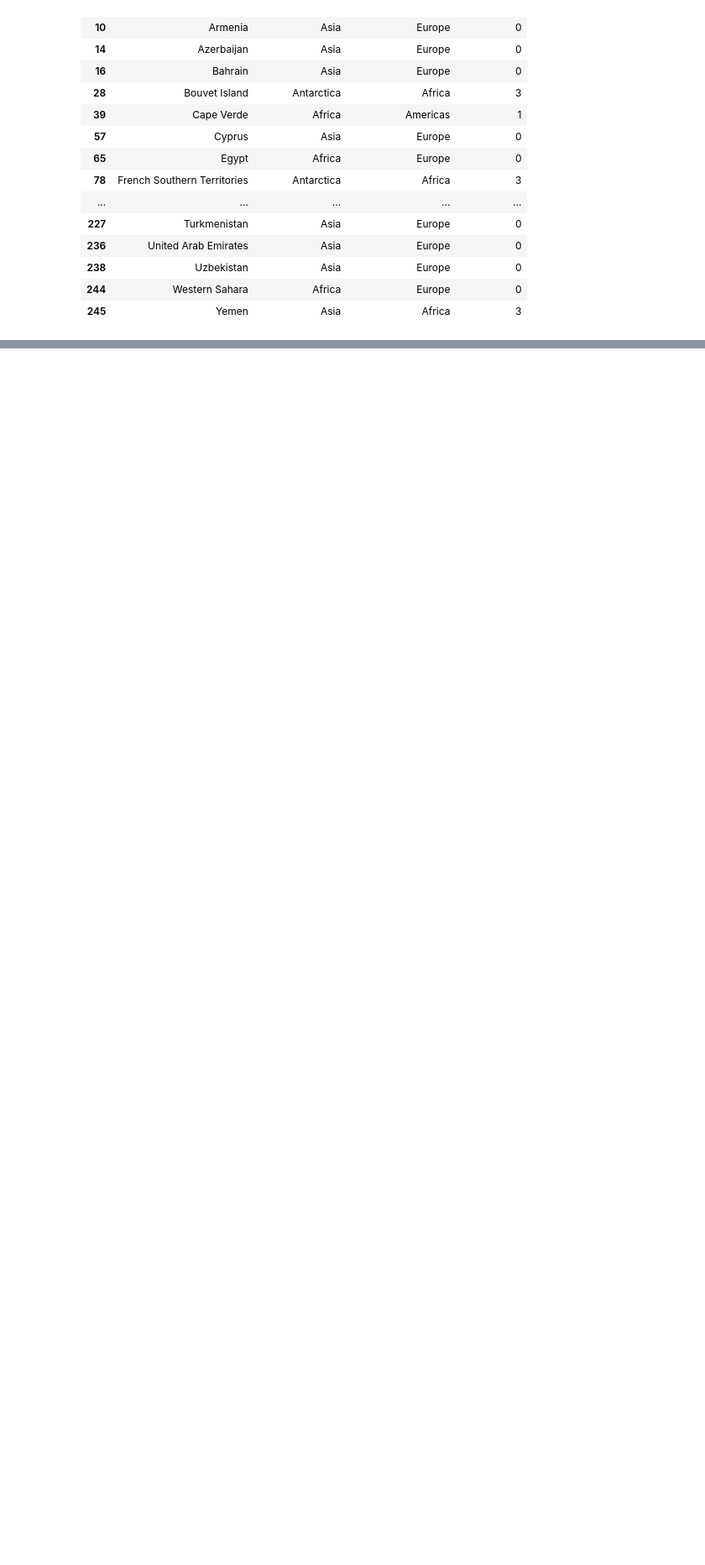
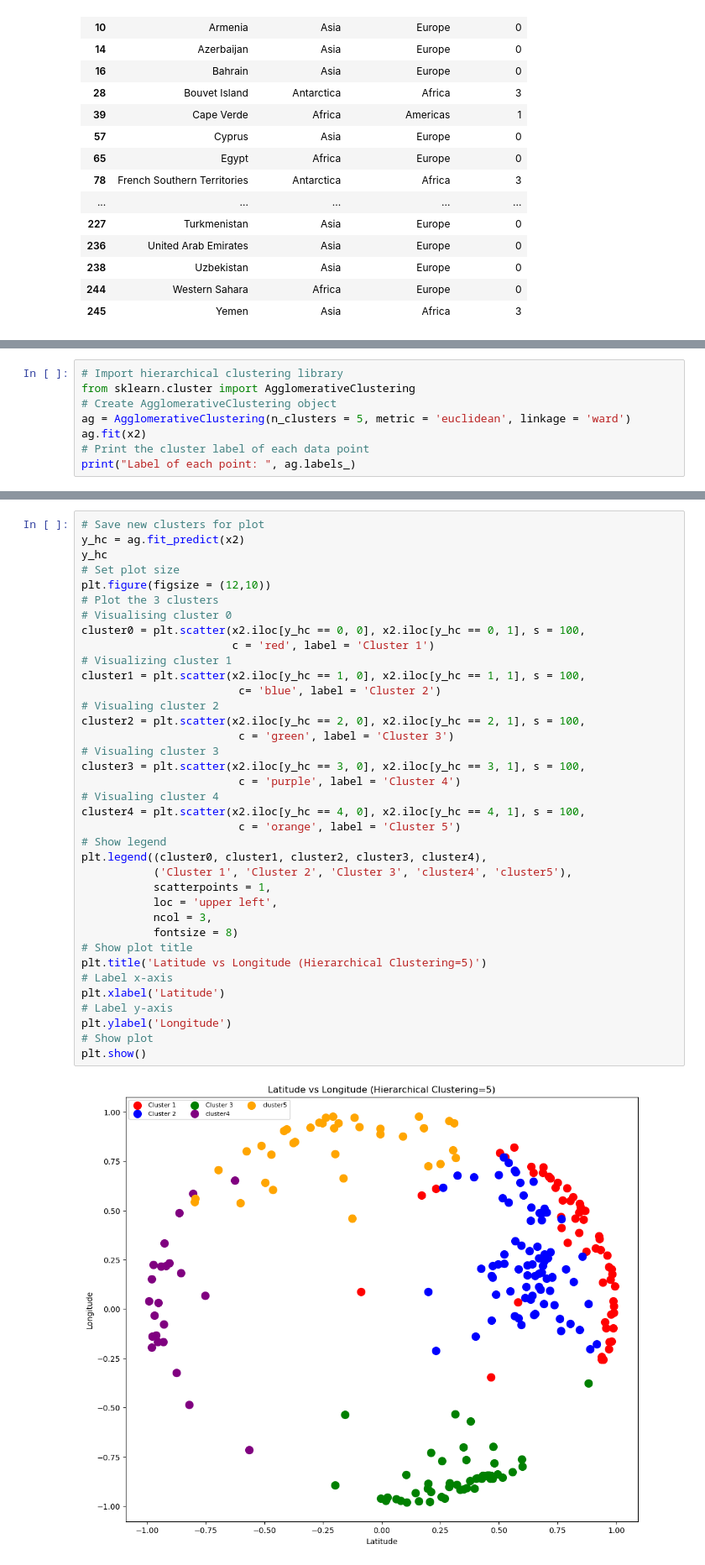
Before and after one commit to Syaza777/Clustering, a Jupyter notebook: Clustering.ipynb, the cells around one changed output, grey strips where cells are left out. Shown at 84% size. Drawn from its saved outputs; the diff is of its cells as text; blank space fills up the shorter version.

```diff
--- a/Clustering.ipynb
+++ b/Clustering.ipynb
@@ -430,0 +434,8 @@ In this lab, the Hierarchical clustering algorithm is applied to group countries
+# %%
+# Import hierarchical clustering library
+from sklearn.cluster import AgglomerativeClustering
+# Create AgglomerativeClustering object
+ag = AgglomerativeClustering(n_clusters = 5, metric = 'euclidean', linkage = 'ward')
+ag.fit(x2)
+# Print the cluster label of each data point
+print("Label of each point: ", ag.labels_)
@@ -430,0 +450,39 @@ In this lab, the Hierarchical clustering algorithm is applied to group countries
+# %%
+# Save new clusters for plot
+y_hc = ag.fit_predict(x2)
+y_hc
+# Set plot size
+plt.figure(figsize = (12,10))
+# Plot the 3 clusters
+# Visualising cluster 0
+cluster0 = plt.scatter(x2.iloc[y_hc == 0, 0], x2.iloc[y_hc == 0, 1], s = 100,
+                       c = 'red', label = 'Cluster 1')
+# Visualizing cluster 1
+cluster1 = plt.scatter(x2.iloc[y_hc == 1, 0], x2.iloc[y_hc == 1, 1], s = 100,
+                        c= 'blue', label = 'Cluster 2')
+# Visualing cluster 2
+cluster2 = plt.scatter(x2.iloc[y_hc == 2, 0], x2.iloc[y_hc == 2, 1], s = 100,
+                        c = 'green', label = 'Cluster 3')
+# Visualing cluster 3
+cluster3 = plt.scatter(x2.iloc[y_hc == 3, 0], x2.iloc[y_hc == 3, 1], s = 100,
+                        c = 'purple', label = 'Cluster 4')
+# Visualing cluster 4
+cluster4 = plt.scatter(x2.iloc[y_hc == 4, 0], x2.iloc[y_hc == 4, 1], s = 100,
+                        c = 'orange', label = 'Cluster 5')
+# Show legend
+plt.legend((cluster0, cluster1, cluster2, cluster3, cluster4),
+           ('Cluster 1', 'Cluster 2', 'Cluster 3', 'cluster4', 'cluster5'),
+           scatterpoints = 1,
+           loc = 'upper left',
+           ncol = 3,
+           fontsize = 8)
+# Show plot title
+plt.title('Latitude vs Longitude (Hierarchical Clustering=5)')
+# Label x-axis
+plt.xlabel('Latitude')
+# Label y-axis
+plt.ylabel('Longitude')
+# Show plot
+plt.show()
+# %% [output]
+[figure, added]
```
Also changed, not shown: parts of 11 cells of this notebook, 1 other file.
